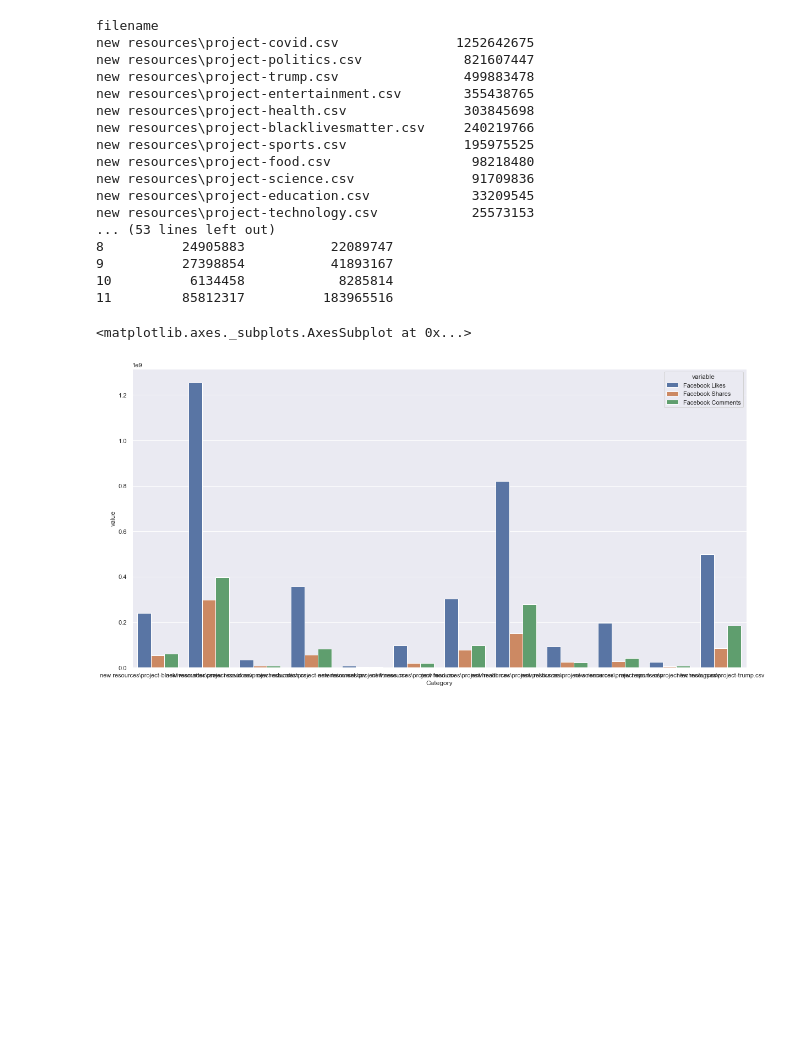
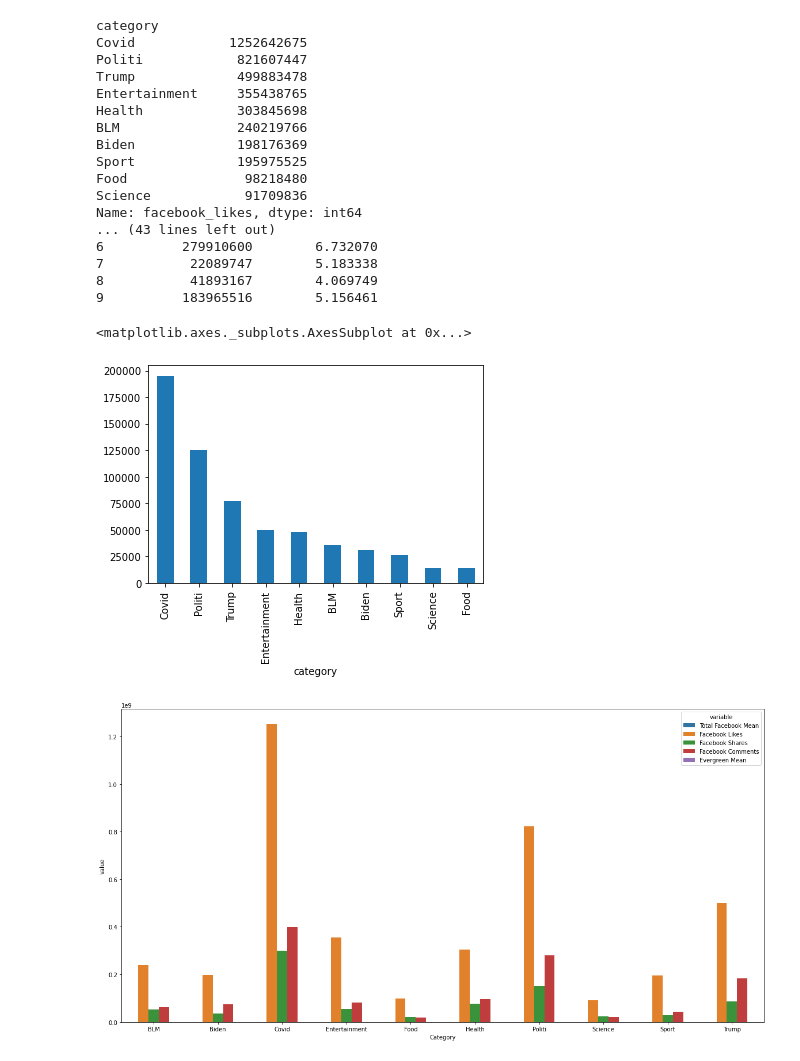
Before and after one commit to jakehtaylor/Classifying-Clickbait-Headlines, a Jupyter notebook: clean_dataframes.ipynb, the cells around one changed output. Cells and saved outputs as stored; diff of their text form; code cells hidden in the pictures; blank space fills up the shorter version.

```diff
--- a/clean_dataframes.ipynb
+++ b/clean_dataframes.ipynb
@@ -34,8 +68,11 @@ article_files
 # %%
 #concatinate all of the files in the list and add a column named filename to categorize the rows
-articles_df = pd.concat((pd.read_csv(file).assign(filename=file) for file in article_files), ignore_index=True)
+articles_df = pd.concat((pd.read_csv(file).assign(category=file) for file in article_files), ignore_index=True)
 
-articles_df
+#remove path from filename to just get the category
+articles_df['category'] = articles_df.category.str.split('\\').str[-1].str.rstrip('.csv').str.lstrip('project-')
+
+articles_df.head()
 # %% [output]
 |  | title | url | evergreen_score | evergreen_score2 | total_shares | total_facebook_shares | ... |
 | 0 | D.C. Mayor Bowser has 'Black Live... | https://www.nbcnews.com/politics/... | 2.639445 | 2.639445 | 13333377 | 13300726 | ... |
@@ -85,10 +116,11 @@ articles_df
 articles_df = articles_df[['title', 'url', 'evergreen_score',
                         'total_facebook_shares', 'facebook_comments',
                         'facebook_shares', 'facebook_likes',
-                        'wow_count', 'love_count', 'haha_count', 'sad_count', 'angry_count', 'filename']]
+                        'wow_count', 'love_count', 'haha_count', 'sad_count', 'angry_count', 'category']]
 
 #fill any null values with zero
-articles_df.fillna(0)
+articles_df = articles_df.replace(np.nan,0)
+
 
 #export cleaned data to a .csv file
 articles_df.to_csv(output_data_file, index=False, header=True)
@@ -175,13 +205,18 @@ group_by_category_likes_stats_df
 # %%
-groupedby_categories = articles_df.groupby(['filename'])
+#create a grouped by category object for the articles dataframe
+groupedby_categories = articles_df.groupby(['category'])
 
 #groupedby_categories.head()
+
+facebook_total_mean = groupedby_categories['total_facebook_shares'].mean().sort_values(ascending=False)
 
 facebook_likes = groupedby_categories['facebook_likes'].sum().sort_values(ascending=False)
 
 facebook_shares = groupedby_categories['facebook_shares'].sum().sort_values(ascending=False)
 
 facebook_comments = groupedby_categories['facebook_comments'].sum().sort_values(ascending=False)
+
+evergreen_mean = groupedby_categories['evergreen_score'].mean().sort_values(ascending=False)
 
 print(facebook_likes)
 
@@ -190,65 +225,72 @@ print(facebook_shares)
 print(facebook_comments)
 
 #create dataframe of facebook stats by category
-facebook_df = pd.DataFrame({'Facebook Likes' : facebook_likes,
+facebook_df = pd.DataFrame({'Total Facebook Mean': facebook_total_mean,
+                            'Facebook Likes' : facebook_likes,
                             'Facebook Shares' : facebook_shares,
                             'Facebook Comments' : facebook_comments,
+                            'Evergreen Mean': evergreen_mean
                             }).reset_index()
 
 
-facebook_df.columns = ['Category', 'Facebook Likes', 'Facebook Shares', 'Facebook Comments']
+facebook_df.columns = ['Category', 'Total Facebook Mean',
+                       'Facebook Likes', 'Facebook Shares',
+                       'Facebook Comments', 'Evergreen Mean']
 
 print(facebook_df.head(12))
 
 #basic bar graph of category vs. facebook likes
 #
 #sns.barplot(x="Category", y="Facebook Comments", data=facebook_df, ci=None )
 #plt.ylabel("Facebook Comments", size=14)
 #plt.xlabel("Article Category", size=14)
 #plt.title("Article Category vs. Facebook Likes Over the past 6 months", size=18)
 #plt.savefig("barplot_Seaborn_barplot_Python.png")
 
 #facebook likes plot code
 #x_axis = np.arange(0, len(facebook_likes['index']))
 #tick_locations = []
 #for x in x_axis:
 #    tick_locations.append(x)
 
-#print(facebook_likes.plot(kind='bar'))
+
+facebook_total_mean.plot(kind='bar')
+
 
 #code more multigroup bar graph
 plt.figure(figsize=(20, 10))
 sns.barplot(x='Category', y='value', hue='variable',
            data=pd.melt(facebook_df, ['Category']))
 
 
 
 
 
 #generate a bar graph of likes by category
 #grouped_by_category_df = articles_df.groupby('filename')
 
 #grouped_by_category_df.head(12)
 # %% [output]
-filename
-new resources\project-covid.csv               1252642675
-new resources\project-politics.csv             821607447
-new resources\project-trump.csv                499883478
-new resources\project-entertainment.csv        355438765
-new resources\project-health.csv               303845698
-new resources\project-blacklivesmatter.csv     240219766
-new resources\project-sports.csv               195975525
-new resources\project-food.csv                  98218480
-new resources\project-science.csv               91709836
-new resources\project-education.csv             33209545
-new resources\project-technology.csv            25573153
-... (53 lines left out)
-8          24905883           22089747
-9          27398854           41893167
-10          6134458            8285814
-11         85812317          183965516
+category
+Covid            1252642675
+Politi            821607447
+Trump             499883478
+Entertainment     355438765
+Health            303845698
+BLM               240219766
+Biden             198176369
+Sport             195975525
+Food               98218480
+Science            91709836
+Name: facebook_likes, dtype: int64
+... (43 lines left out)
+6          279910600        6.732070
+7           22089747        5.183338
+8           41893167        4.069749
+9          183965516        5.156461
 <matplotlib.axes._subplots.AxesSubplot at 0x...>
-[figure, old version]
+[figure, new version]
+[figure, added]
 # %%
 #create stacked bar graph based on dataframe using Seaborn
 #sns.set()
```
Also changed, not shown: parts of 16 cells of this notebook, 18 other files.
